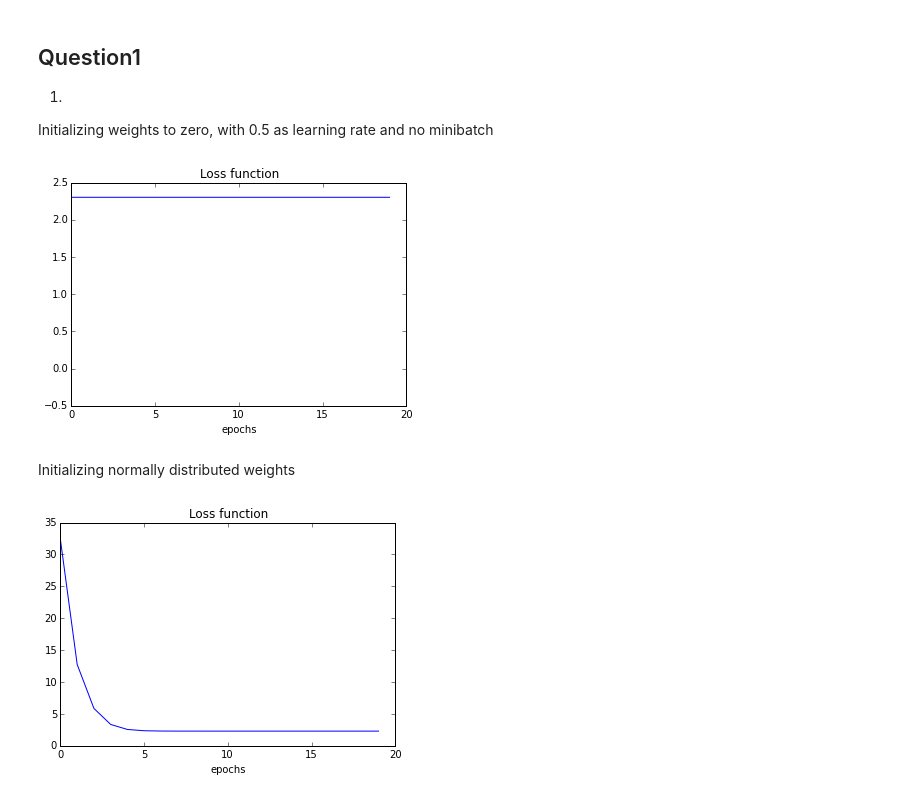
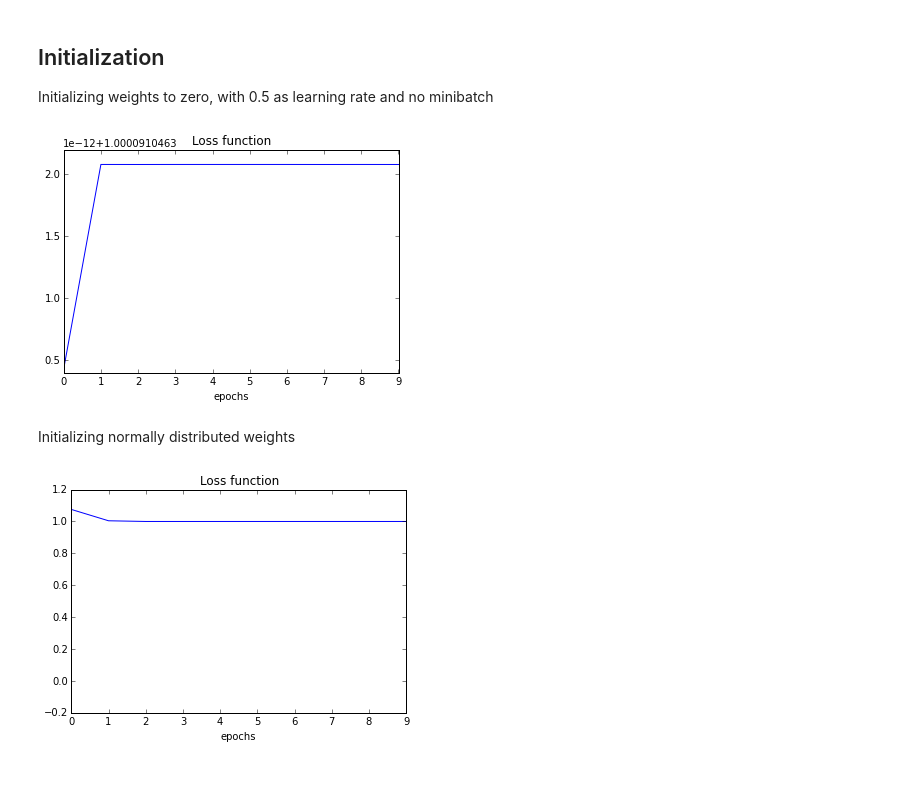
Before and after one commit to mabounassif/IFT6135H19_assignment, a Jupyter notebook: mlp.ipynb, the cells around one changed output. Saved outputs shown, nothing was run; the diff lists cells and outputs as text; code cells hidden in the pictures.

```diff
--- a/mlp.ipynb
+++ b/mlp.ipynb
@@ -138,8 +146,7 @@ def loss(self, predictions, targets):
     N = predictions.shape[0] # batch size
     k = predictions.shape[1] # numb of classes
 
-    cross_entropy_softmax_prime = np.multiply(np.eye(k)[targets], np.log(predictions))
-    return np.sum(-1*cross_entropy_softmax_prime)/N
+    return np.sum(-1*np.multiply(np.eye(k)[targets], np.log10(predictions)))/N
 # %%
 def loss_prime(self, predictions, targets):
     N = predictions.shape[0] # batch size
@@ -182,8 +189,8 @@ def update(self, eta, lmbda, batch_size):
         w = self.theta['w'][layer_idx]
         b = self.theta['b'][layer_idx]
 
-        self.theta['w'][layer_idx] = w - (eta/batch_size)*grad_w - lmbda*w
-        self.theta['b'][layer_idx] = b - (eta/batch_size)*grad_b - lmbda*b
+        self.theta['w'][layer_idx] = w - eta*grad_w - lmbda*w
+        self.theta['b'][layer_idx] = b - eta*grad_b - lmbda*b
 # %%
 def train(self, eta, epoch=20, batch_size=1000, lmbda=0.5):
     losses = []
@@ -193,12 +200,13 @@ def train(self, eta, epoch=20, batch_size=1000, lmbda=0.5):
 
         X, Y = train_set
 
+
         mini_batches = [
             (X[k:k+batch_size], Y[k:k+batch_size]) for k in range(0, len(X), batch_size)
         ]
 
         for X, Y in mini_batches:
-            forward(mlp, X)
+            Y_h = forward(mlp, X)
             backward(mlp, Y)
             update(mlp, eta, lmbda, batch_size=batch_size)
 
@@ -212,40 +233,37 @@ def test(self):
 # %% [markdown]
-## Question1
-1.
+## Initialization
 
 Initializing weights to zero, with 0.5 as learning rate and no minibatch
 # %%
 datapath = 'data/mnist.pkl.npy'
 modelpath = 'model/mlp.pkl.npy'
 
-eta = 0.5
-batch_size = 1000
-epoch = 20
-lmbda = 0.005
+eta = 1.9
+batch_size = 500
+epoch = 10
+lmbda = 0.0050
 
 mlp = NN(datapath=datapath, modelpath=modelpath, size_layers=[784, 16, 16, 10])
 
 initialize_zero_weights(mlp)
 losses = train(mlp, eta, epoch=epoch, batch_size=batch_size, lmbda=lmbda)
 
 plt.plot(range(len(losses)), losses)
 plt.xlabel('epochs')
 plt.title('Loss function')
-plt.axhline(0, color='white')
-plt.axvline(0, color='white')
 plt.show()
 # %% [output]
-[figure, old version]
+[figure, new version]
 # %% [markdown]
 Initializing normally distributed weights
 # %%
 datapath = 'data/mnist.pkl.npy'
 modelpath = 'model/mlp.pkl.npy'
 
-eta = 0.5
-batch_size = 1000
-epoch = 20
-lmbda = 0.005
+eta = 0.3
+batch_size = 500
+epoch = 10
+lmbda = 0.0050
 
 mlp = NN(datapath=datapath, modelpath=modelpath, size_layers=[784, 16, 16, 10])
 
@@ -259,4 +277,4 @@ plt.axhline(0, color='white')
 plt.axvline(0, color='white')
 plt.show()
 # %% [output]
-[figure, old version]
+[figure, new version]
```
Also changed, not shown: parts of 12 cells of this notebook, 1 other file.
